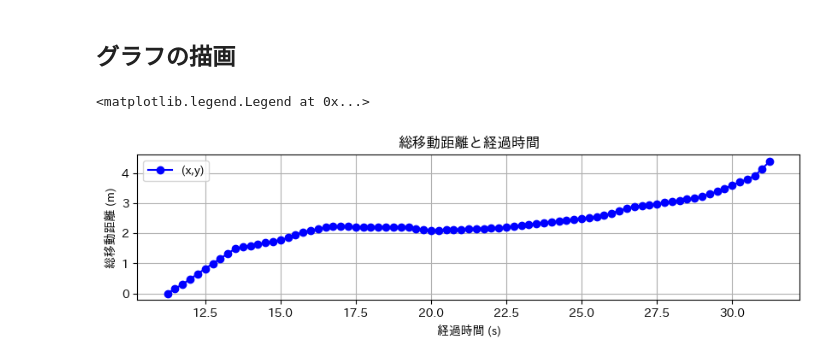
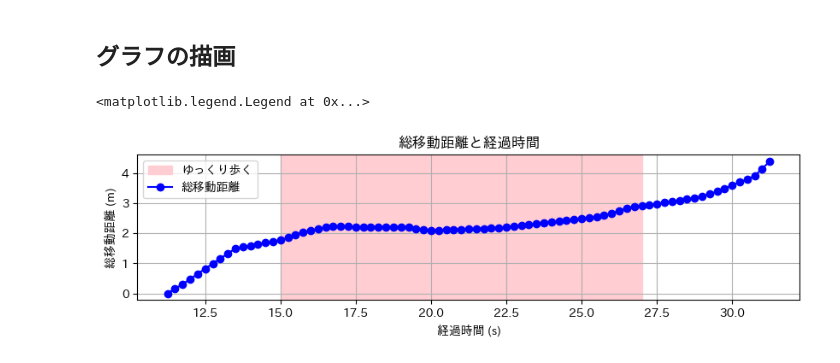
Before and after one commit to kajiLabTeam/pedestrian-behavior-comparison-system, a Jupyter notebook: src/speed/slowly/speedSlowly.ipynb, the cells around one changed output. Saved outputs shown, nothing was run; the diff lists cells and outputs as text; code cells hidden in the pictures.

```diff
--- a/src/speed/slowly/speedSlowly.ipynb
+++ b/src/speed/slowly/speedSlowly.ipynb
@@ -25,12 +25,12 @@ total_distance  = np.sqrt(x_distance**2 + y_distance**2)
 time = df['time']
 
 # 結果をDataFrameにまとめる
-x_t = pd.DataFrame({
+total_distance_df= pd.DataFrame({
 	'time':time,
 	'total_distance':total_distance,
 	})
 
-print(x_t)
+print(total_distance_df)
 # %% [output]
      time  total_distance
 0   11.25        0.000000
@@ -51,17 +51,18 @@ print(x_t)
 # %%
 
 plt.figure(figsize=(10, 5))
-plt.plot(time, total_distance, marker='o', linestyle='-', color='blue', label='(x,y)')
+plt.axvspan(15.0, 27.0,alpha=1.0,color="#ffcdd2",label='ゆっくり歩く')
+plt.plot(total_distance_df['time'], total_distance_df['total_distance'], marker='o', linestyle='-', color='blue', label='総移動距離')
 plt.xlabel('経過時間 (s)')
 plt.ylabel('総移動距離 (m)')
 plt.title('総移動距離と経過時間')
 # 軸を揃える
 plt.gca().set_aspect('equal', adjustable='box')
 plt.grid(True)
 plt.legend()
 # %% [output]
 <matplotlib.legend.Legend at 0x...>
-[figure, old version]
+[figure, new version]
 # %%
 
 # 座標差分と時間差分を計算
```
Also changed, not shown: parts of 7 cells of this notebook, 1 other file.
